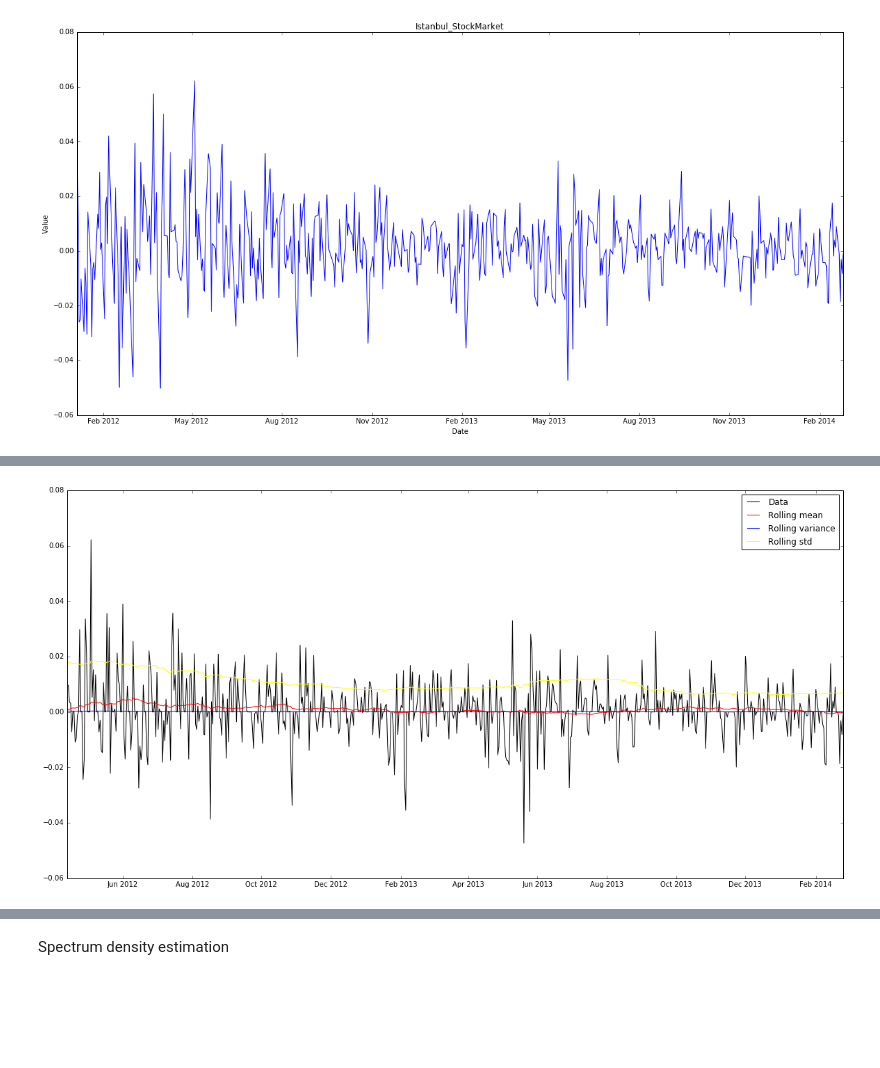
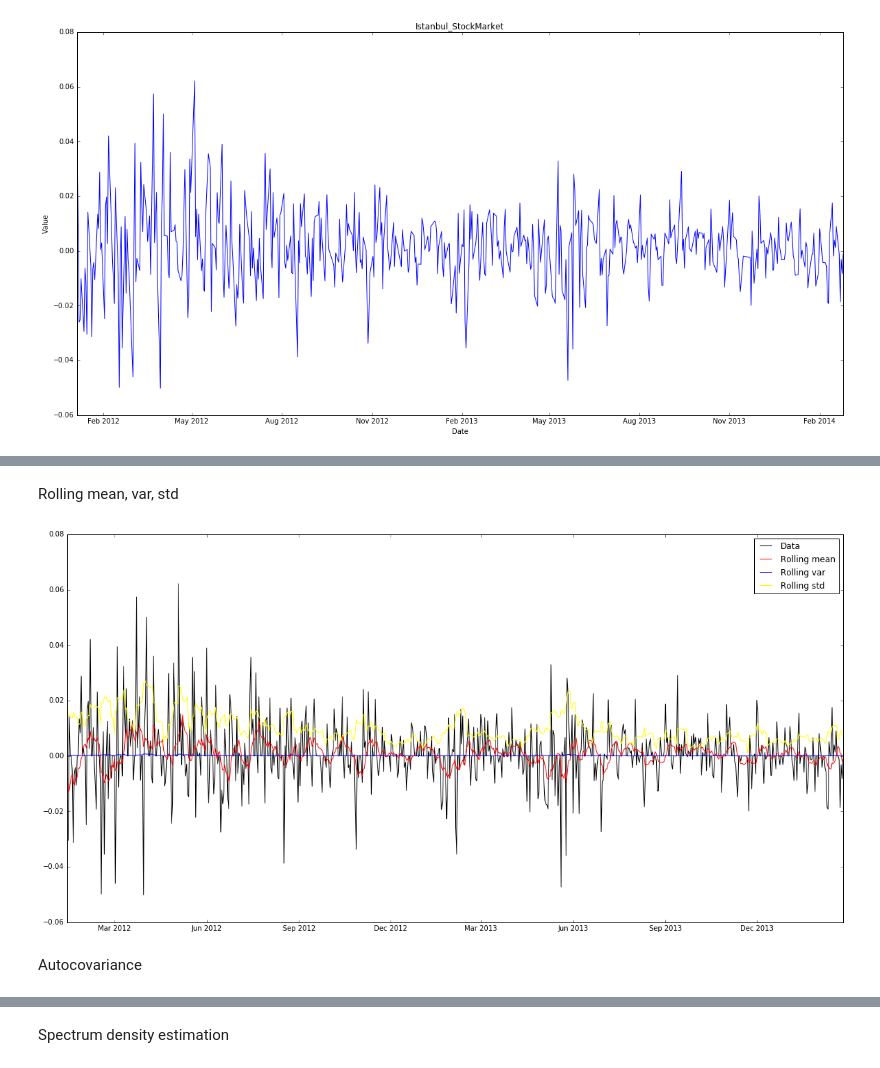
Before and after one commit to vipmax/PM, a Jupyter notebook: Task 3.ipynb, the cells around one changed output, grey strips where cells are left out. Cells and saved outputs as stored; diff of their text form; code cells hidden in the pictures; blank space fills up the shorter version.

```diff
--- a/Task 3.ipynb
+++ b/Task 3.ipynb
@@ -96,21 +97,25 @@ print(data)
+# %% [markdown]
+Rolling mean, var, std
 # %%
-window = 100
+window = 10
 
 rolling = data.rolling(window=window)
 rolmean = rolling.mean()
 rolvar =  rolling.var()
 rolstd =  rolling.std()
 
 
 plt.figure(2, figsize=(20,10))
 plt.plot(data[window:], color='black', label='Data')
 plt.plot(rolmean, color='red', label='Rolling mean')
-plt.plot(rolvar, color='blue', label = 'Rolling variance')
+plt.plot(rolvar, color='blue', label = 'Rolling var')
 plt.plot(rolstd, color='yellow', label = 'Rolling std')
 plt.legend(loc='best')
 plt.show()
 # %% [output]
-[figure, old version]
+[figure, new version]
+# %% [markdown]
+ Autocovariance
 # %%
 import numpy
 
```
Also changed, not shown: parts of 14 cells of this notebook.
